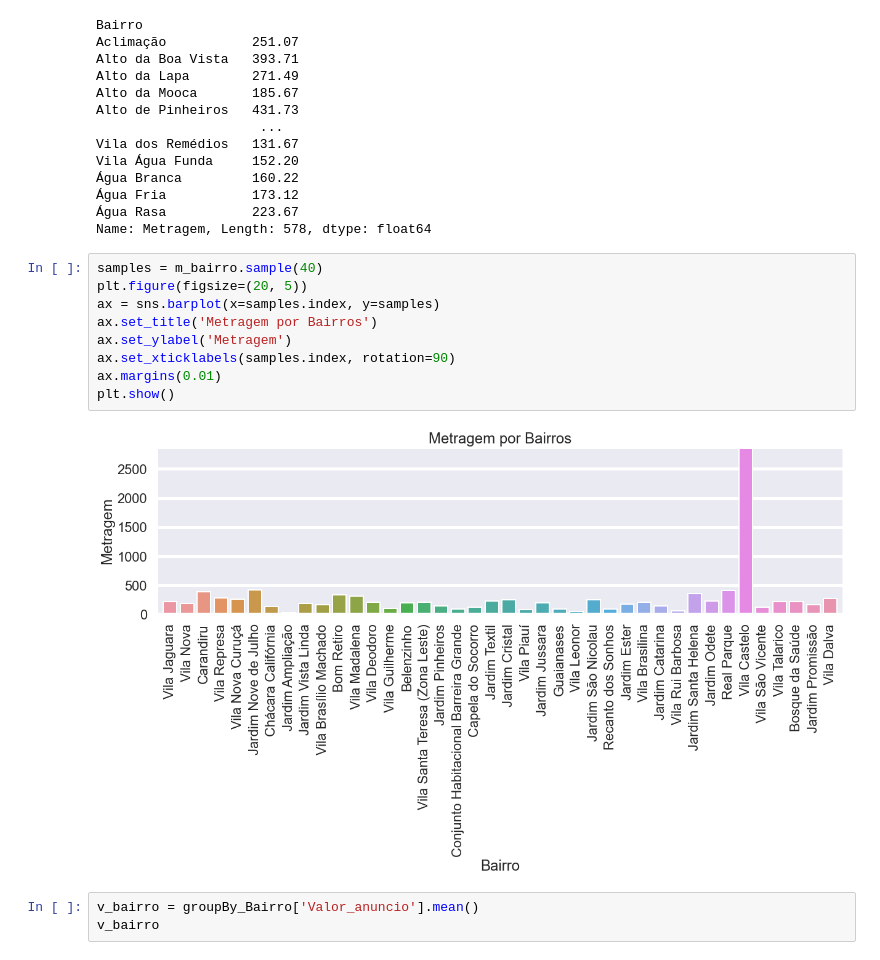
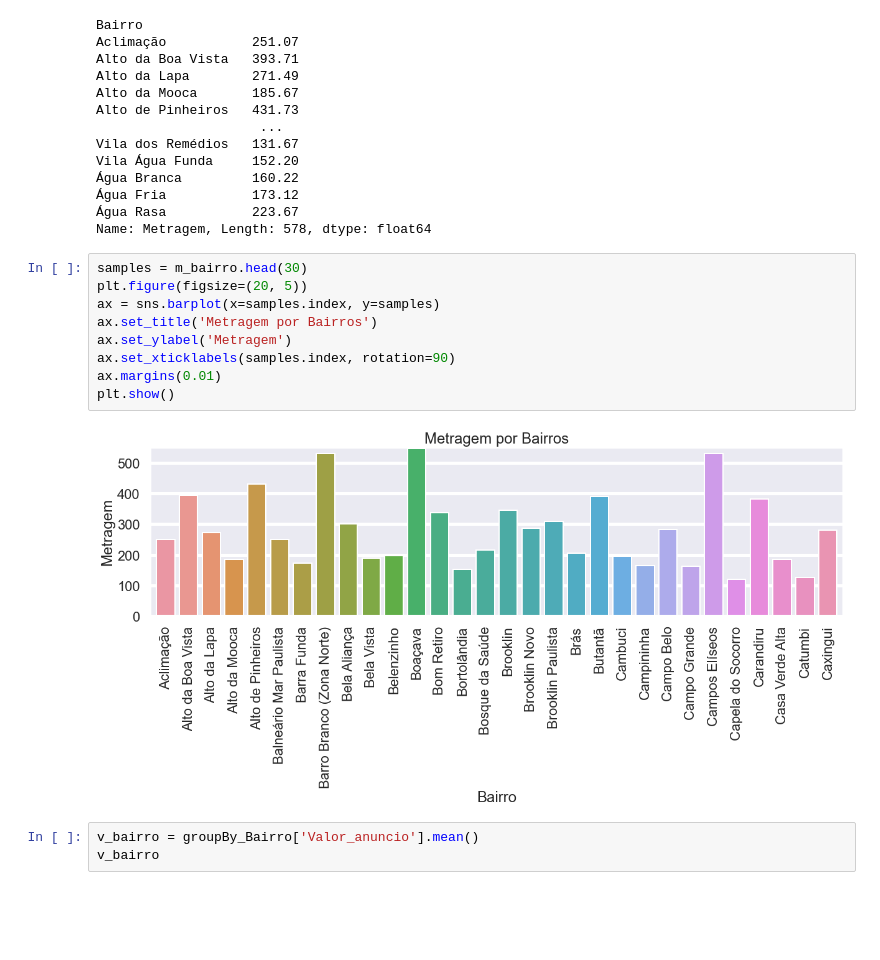
Before and after one commit to GabrielBG0/Sao-Paulo-Home-Prices, a Jupyter notebook: finalProject.ipynb, the cells around one changed output. Saved outputs shown, nothing was run; the diff lists cells and outputs as text; blank space fills up the shorter version.

Commit message:
change sample to head

```diff
--- a/finalProject.ipynb
+++ b/finalProject.ipynb
@@ -142,16 +142,16 @@ Vila Água Funda     152.20
 Água Rasa           223.67
 Name: Metragem, Length: 578, dtype: float64
 # %%
-samples = m_bairro.sample(40)
+samples = m_bairro.head(30)
 plt.figure(figsize=(20, 5))
 ax = sns.barplot(x=samples.index, y=samples)
 ax.set_title('Metragem por Bairros')
 ax.set_ylabel('Metragem')
 ax.set_xticklabels(samples.index, rotation=90)
 ax.margins(0.01)
 plt.show()
 # %% [output]
-[figure, old version]
+[figure, new version]
 # %%
 v_bairro = groupBy_Bairro['Valor_anuncio'].mean()
 v_bairro
```
Also changed, not shown: parts of 3 cells of this notebook, 2 other files.
